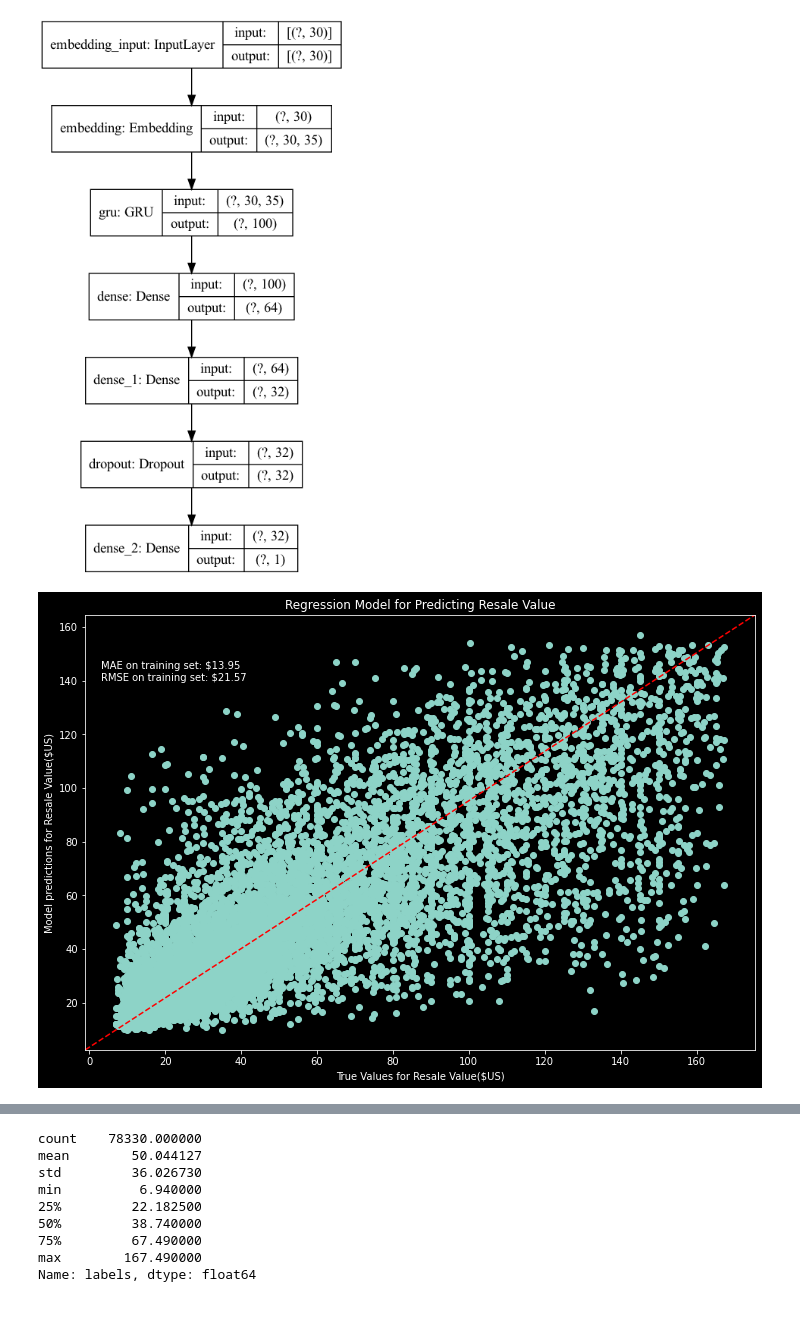
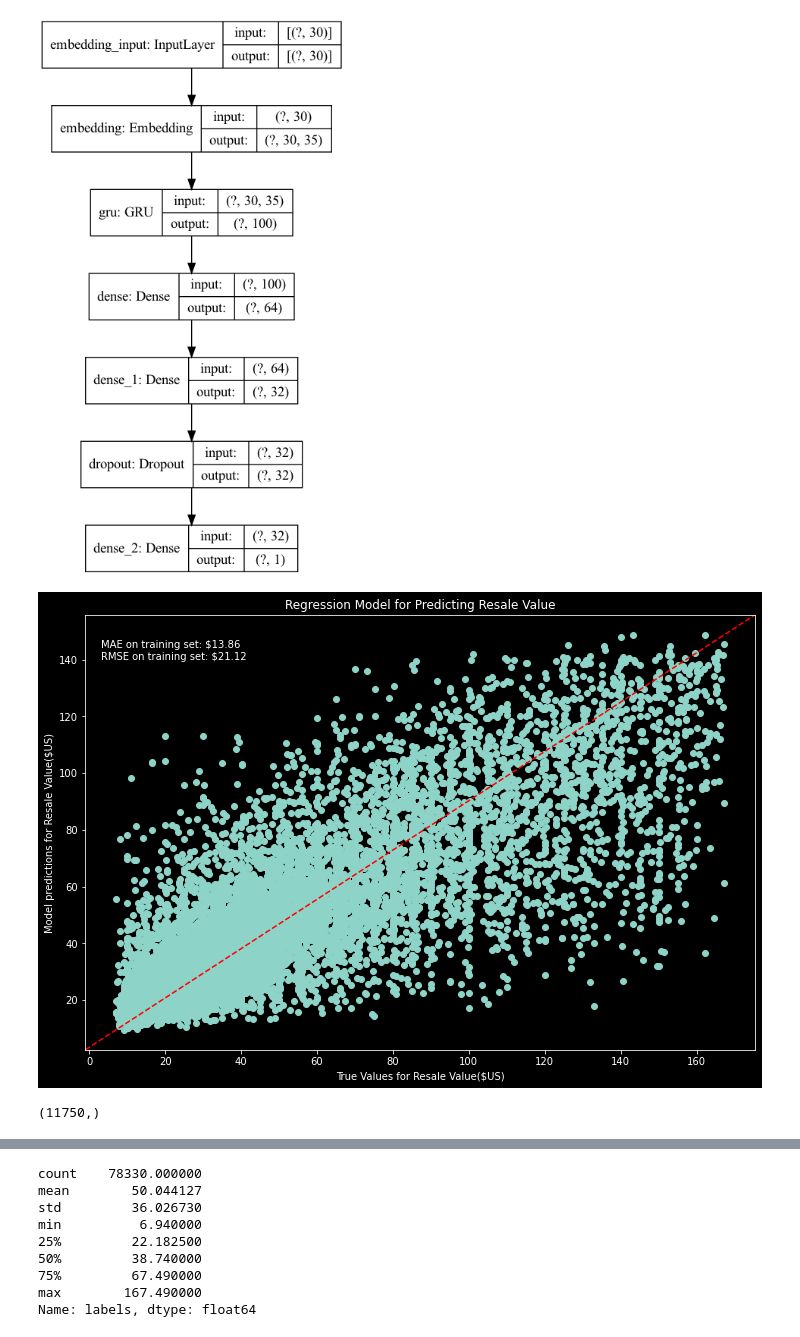
Before and after one commit to ddey117/Neural_Network_Predicting_Reseller_Success_Ebay, a Jupyter notebook: Model_Interpret.ipynb, the cells around one changed output, grey strips where cells are left out. Drawn from its saved outputs; the diff is of its cells as text; code cells hidden in the pictures.

```diff
--- a/Model_Interpret.ipynb
+++ b/Model_Interpret.ipynb
@@ -567,7 +574,7 @@ print('Training model...')
 r = model.fit(
   data_train,
   Ytrain,
-  epochs=10,
+  epochs=5,
   validation_data=(data_val, Y_val)
 )
 # %% [output]
@@ -591,5 +592,7 @@ Epoch 10/10
 # %%
 pred=model.predict(data_test)
+# %%
+preds = pred.reshape(11750)
 # %%
 test_results = model.evaluate(data_test, Y_test)
 # %% [output]
@@ -627,13 +630,13 @@ RMSE = np.sqrt(test_results[0])
 # %%
 string_score = f'\nMAE on training set: ${test_mae:.2f}'
 string_score += f'\nRMSE on training set: ${RMSE:.2f}'
 fig, ax = plt.subplots(figsize=(12, 8))
-plt.scatter(Y_test, pred)
+plt.scatter(Y_test, preds)
 ax.plot([0, 1], [0, 1], transform=ax.transAxes, ls="--", c="red")
 plt.text(3, 140, string_score)
 plt.title('Regression Model for Predicting Resale Value')
 plt.ylabel('Model predictions for Resale Value($US)')
 plt.xlabel('True Values for Resale Value($US)')
 plt.savefig('images/regression_GRU_relu1.png');
 # %% [output]
-[figure, old version]
+[figure, new version]
@@ -639,0 +645,4 @@ plt.savefig('images/regression_GRU_relu1.png');
+# %%
+resid.shape
+# %% [output]
+(11750,)
```
Also changed, not shown: parts of 34 cells of this notebook, 10 other files.
